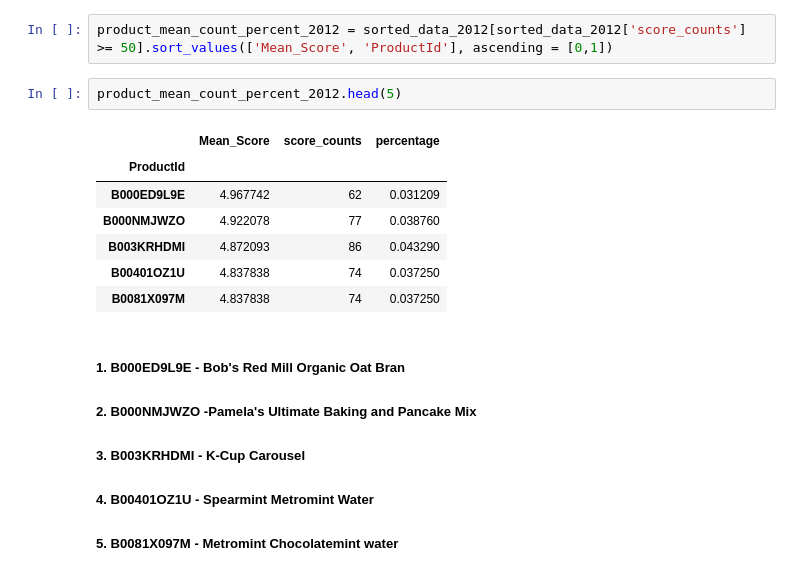
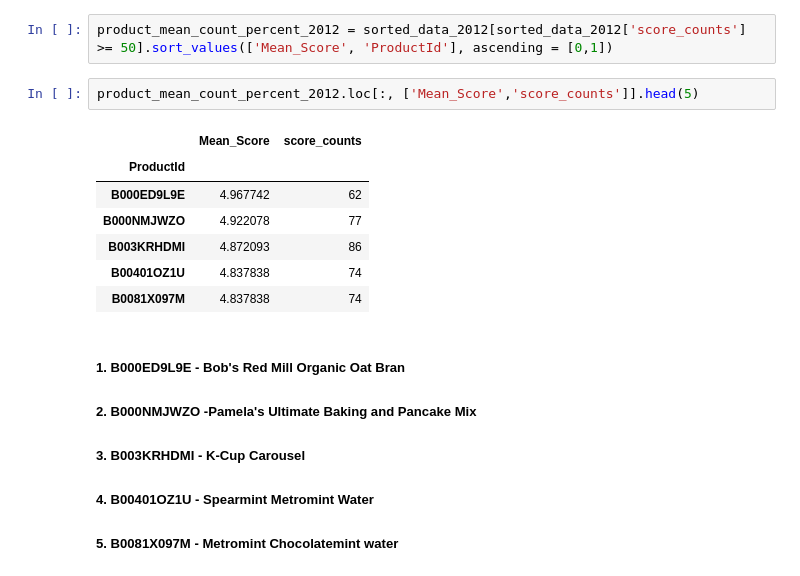
Before and after one commit to jyostna9999/Web-Mining---Recommender-System, a Jupyter notebook: Top 5 Products - 2012.ipynb, the cells around one changed output. Cells and saved outputs as stored; diff of their text form.

Commit message:
Top 5 Products v2.0

```diff
--- a/Top 5 Products - 2012.ipynb
+++ b/Top 5 Products - 2012.ipynb
@@ -209,15 +209,15 @@ sorted_data_2012['percentage']  = sorted_data_2012['score_counts'].div(grouped_s
 # %%
 product_mean_count_percent_2012 = sorted_data_2012[sorted_data_2012['score_counts'] >= 50].sort_values(['Mean_Score', 'ProductId'], ascending = [0,1])
 # %%
-product_mean_count_percent_2012.head(5)
+product_mean_count_percent_2012.loc[:, ['Mean_Score','score_counts']].head(5)
 # %% [output]
-|  | Mean_Score | score_counts | percentage |
-| ProductId |  |  |  |
-| B000ED9L9E | 4.967742 | 62 | 0.031209 |
-| B000NMJWZO | 4.922078 | 77 | 0.038760 |
-| B003KRHDMI | 4.872093 | 86 | 0.043290 |
-| B00401OZ1U | 4.837838 | 74 | 0.037250 |
-| B0081X097M | 4.837838 | 74 | 0.037250 |
+|  | Mean_Score | score_counts |
+| ProductId |  |  |
+| B000ED9L9E | 4.967742 | 62 |
+| B000NMJWZO | 4.922078 | 77 |
+| B003KRHDMI | 4.872093 | 86 |
+| B00401OZ1U | 4.837838 | 74 |
+| B0081X097M | 4.837838 | 74 |
 # %% [markdown]
 ##### 1. B000ED9L9E - Bob's Red Mill Organic Oat Bran
 ##### 2. B000NMJWZO -Pamela's Ultimate Baking and Pancake Mix
```
